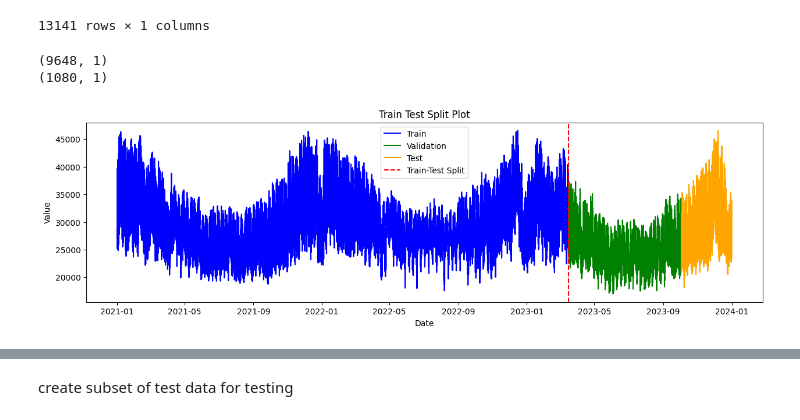
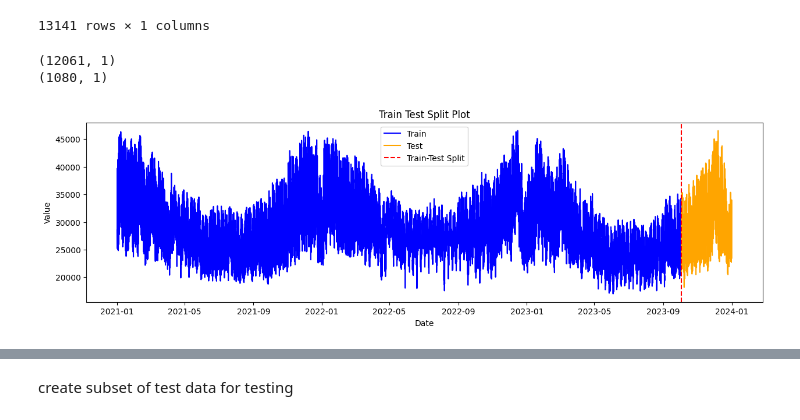
Before and after one commit to sdikici/Demand_Forecasting_Prophet_DeepAR, a Jupyter notebook: DeepAR_Model.ipynb, the cells around one changed output, grey strips where cells are left out. Drawn from its saved outputs; the diff is of its cells as text; code cells hidden in the pictures.

```diff
--- a/DeepAR_Model.ipynb
+++ b/DeepAR_Model.ipynb
@@ -141,26 +141,22 @@ split_from = 90*12 #train test split is from 90days
 
 train_data = df_model_1[:-split_from]
 test_data = df_model_1[-split_from:]
-val_split_index = int(len(train_data) * 0.8)  # 80% for training, 20% for validation
-train_data, valid_data = train_data[:val_split_index], train_data[val_split_index:]
-
 print(train_data.shape)
 print(test_data.shape)
 # %% [output]
-(9648, 1)
+(12061, 1)
 (1080, 1)
 # %%
 plt.figure(figsize=(15,4))
 plt.plot(train_data.index,train_data["tsd"],color="blue", label="Train")
-plt.plot(valid_data.index,valid_data["tsd"],color="green", label="Validation")
 plt.plot(test_data.index,test_data["tsd"], color="orange", label="Test")
 plt.axvline(train_data.index[-1], color="red", linestyle="--", label="Train-Test Split")
 
 plt.title('Train Test Split Plot')
 plt.xlabel('Date')
 plt.ylabel('Value')
 plt.legend()
 plt.show()
 # %% [output]
-[figure, old version]
+[figure, new version]
 # %%
```
Also changed, not shown: parts of 38 cells of this notebook.
